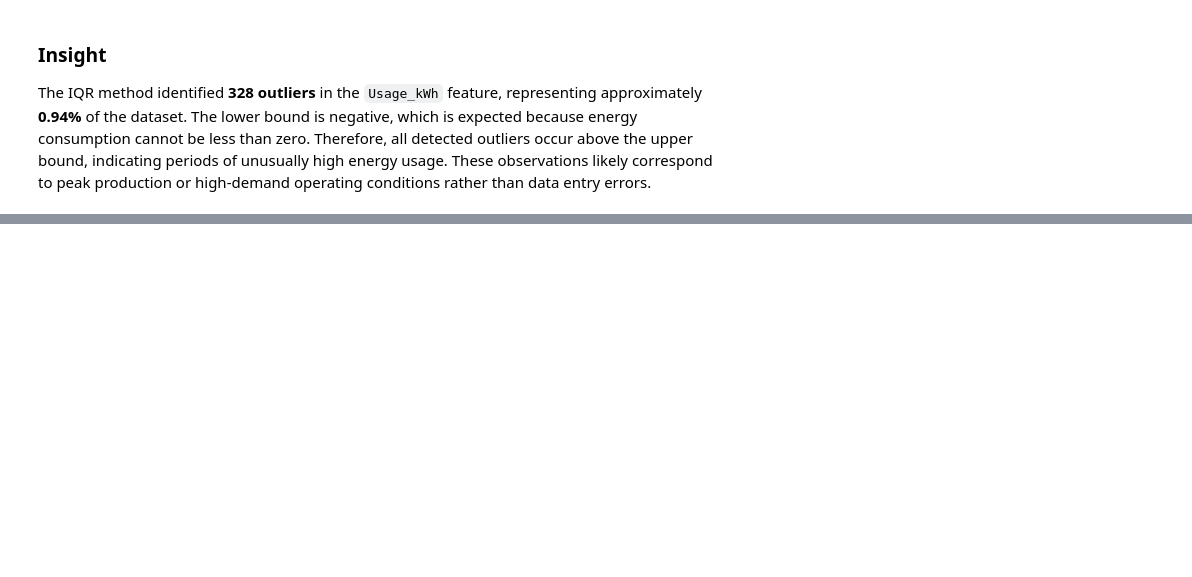
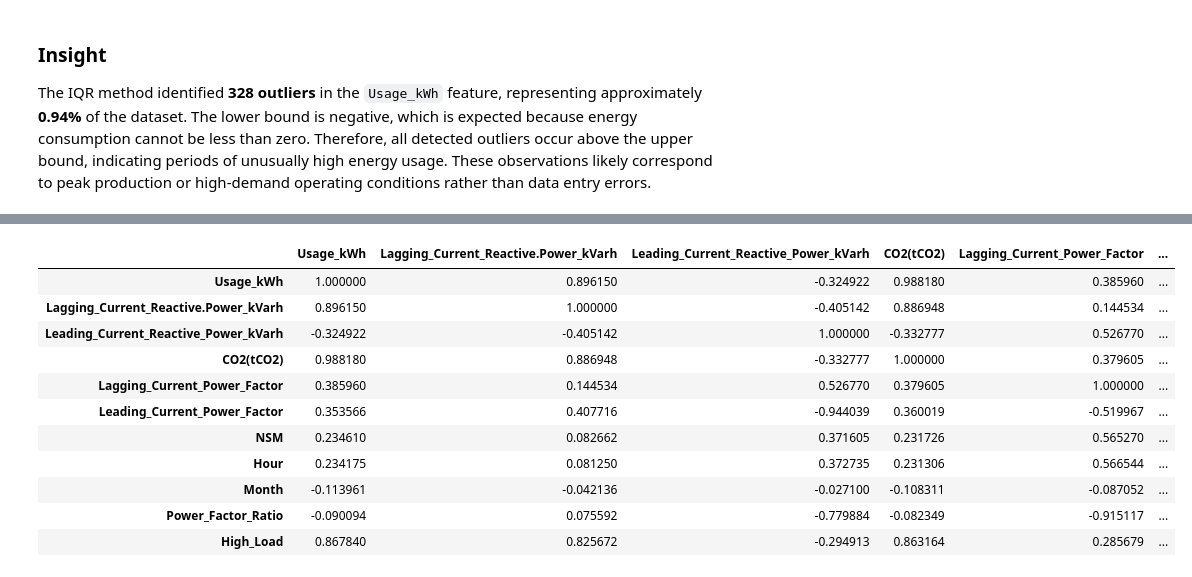
Before and after one commit to hania-sajjad/Week-2-Task, a Jupyter notebook: week2_eda.ipynb, the cells around one changed output, grey strips where cells are left out. Drawn from its saved outputs; the diff is of its cells as text; code cells hidden in the pictures; blank space fills up the shorter version.

```diff
--- a/week2_eda.ipynb
+++ b/week2_eda.ipynb
@@ -309,0 +327,17 @@ The IQR method identified **328 outliers** in the `Usage_kWh` feature, represent
+# %%
+correlation_matrix = numerical_df.corr()
+
+correlation_matrix
+# %% [output]
+|  | Usage_kWh | Lagging_Current_Reactive.Power_kVarh | Leading_Current_Reactive_Power_kVarh | CO2(tCO2) | Lagging_Current_Power_Factor | ... |
+| Usage_kWh | 1.000000 | 0.896150 | -0.324922 | 0.988180 | 0.385960 | ... |
+| Lagging_Current_Reactive.Power_kVarh | 0.896150 | 1.000000 | -0.405142 | 0.886948 | 0.144534 | ... |
+| Leading_Current_Reactive_Power_kVarh | -0.324922 | -0.405142 | 1.000000 | -0.332777 | 0.526770 | ... |
+| CO2(tCO2) | 0.988180 | 0.886948 | -0.332777 | 1.000000 | 0.379605 | ... |
+| Lagging_Current_Power_Factor | 0.385960 | 0.144534 | 0.526770 | 0.379605 | 1.000000 | ... |
+| Leading_Current_Power_Factor | 0.353566 | 0.407716 | -0.944039 | 0.360019 | -0.519967 | ... |
+| NSM | 0.234610 | 0.082662 | 0.371605 | 0.231726 | 0.565270 | ... |
+| Hour | 0.234175 | 0.081250 | 0.372735 | 0.231306 | 0.566544 | ... |
+| Month | -0.113961 | -0.042136 | -0.027100 | -0.108311 | -0.087052 | ... |
+| Power_Factor_Ratio | -0.090094 | 0.075592 | -0.779884 | -0.082349 | -0.915117 | ... |
+| High_Load | 0.867840 | 0.825672 | -0.294913 | 0.863164 | 0.285679 | ... |
```
Also changed, not shown: parts of 5 cells of this notebook.
